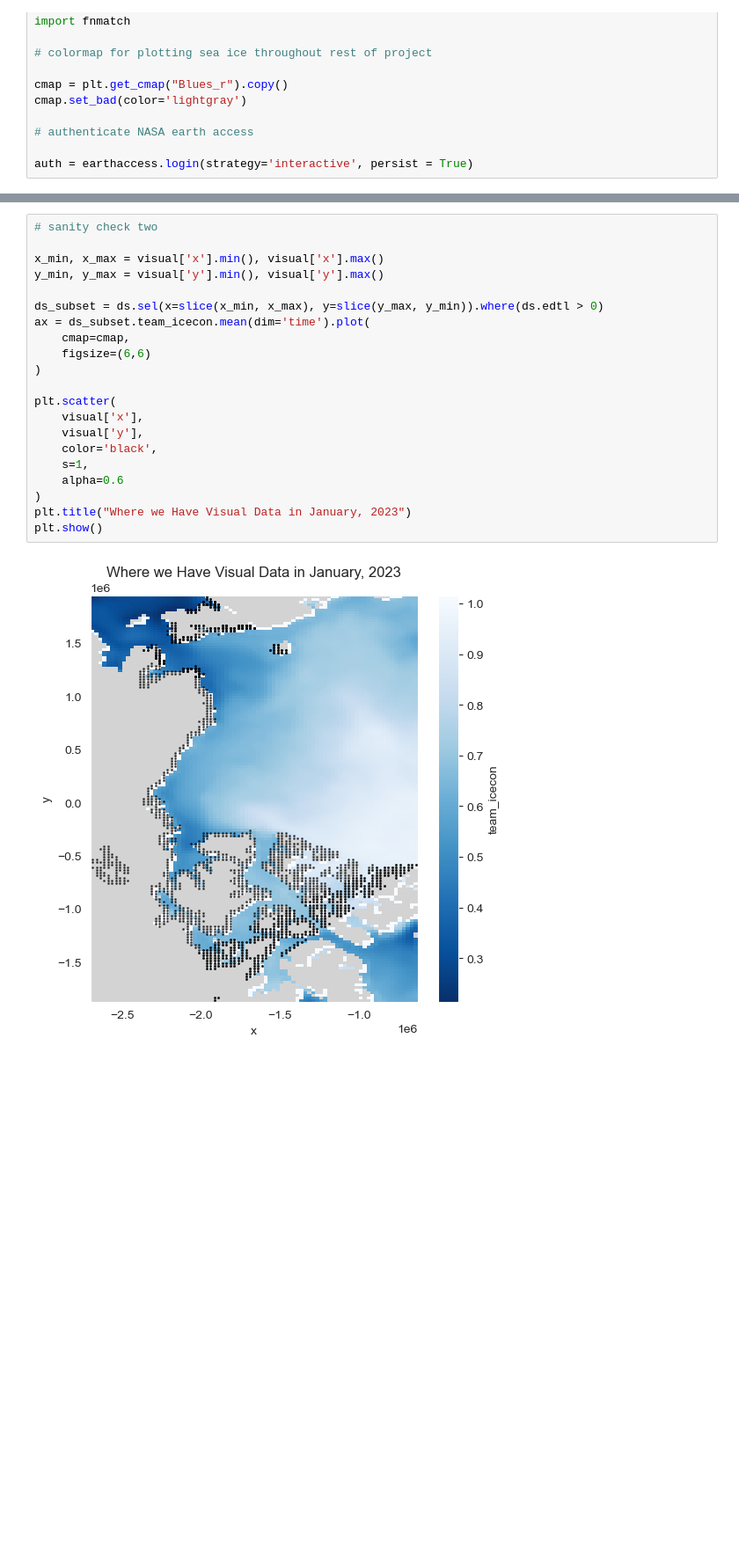
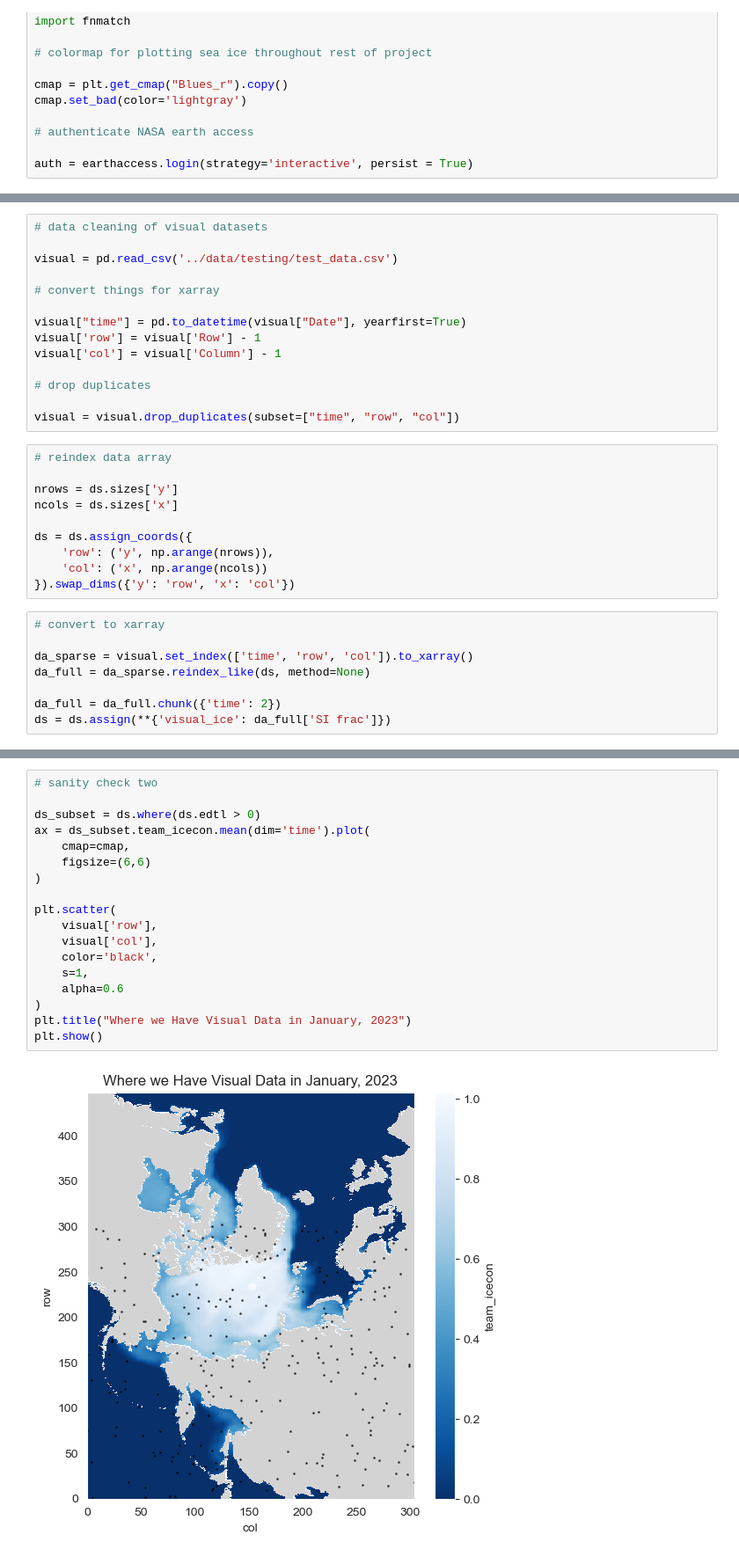
Before and after one commit to felixleodiaz/coastal-sea-ice, a Jupyter notebook: scripts/ValidationTest.ipynb, the cells around one changed output, grey strips where cells are left out. Shown at 88% size. Saved outputs shown, nothing was run; the diff lists cells and outputs as text; blank space fills up the shorter version.

```diff
--- a/scripts/ValidationTest.ipynb
+++ b/scripts/ValidationTest.ipynb
@@ -252,3 +190,35 @@ Data variables:
+# %%
+# data cleaning of visual datasets
+
+visual = pd.read_csv('../data/testing/test_data.csv')
+
+# convert things for xarray
+
+visual["time"] = pd.to_datetime(visual["Date"], yearfirst=True)
+visual['row'] = visual['Row'] - 1
+visual['col'] = visual['Column'] - 1
+
+# drop duplicates
+
+visual = visual.drop_duplicates(subset=["time", "row", "col"])
+# %%
+# reindex data array
+
+nrows = ds.sizes['y']
+ncols = ds.sizes['x']
+
+ds = ds.assign_coords({
+    'row': ('y', np.arange(nrows)),
+    'col': ('x', np.arange(ncols))
+}).swap_dims({'y': 'row', 'x': 'col'})
+# %%
+# convert to xarray
+
+da_sparse = visual.set_index(['time', 'row', 'col']).to_xarray()
+da_full = da_sparse.reindex_like(ds, method=None)
+
+da_full = da_full.chunk({'time': 2})
+ds = ds.assign(**{'visual_ice': da_full['SI frac']})
 # %%
 # sanity check one
 
@@ -272,24 +242,21 @@ plt.show()
 # %%
 # sanity check two
 
-x_min, x_max = visual['x'].min(), visual['x'].max()
-y_min, y_max = visual['y'].min(), visual['y'].max()
-
-ds_subset = ds.sel(x=slice(x_min, x_max), y=slice(y_max, y_min)).where(ds.edtl > 0)
+ds_subset = ds.where(ds.edtl > 0)
 ax = ds_subset.team_icecon.mean(dim='time').plot(
     cmap=cmap,
     figsize=(6,6)
 )
 
 plt.scatter(
-    visual['x'],
-    visual['y'],
+    visual['row'],
+    visual['col'],
     color='black',
     s=1,
     alpha=0.6
 )
 plt.title("Where we Have Visual Data in January, 2023")
 plt.show()
 # %% [output]
-[figure, old version]
+[figure, new version]
 # %%
```
Also changed, not shown: parts of 26 cells of this notebook, 54 other files.
